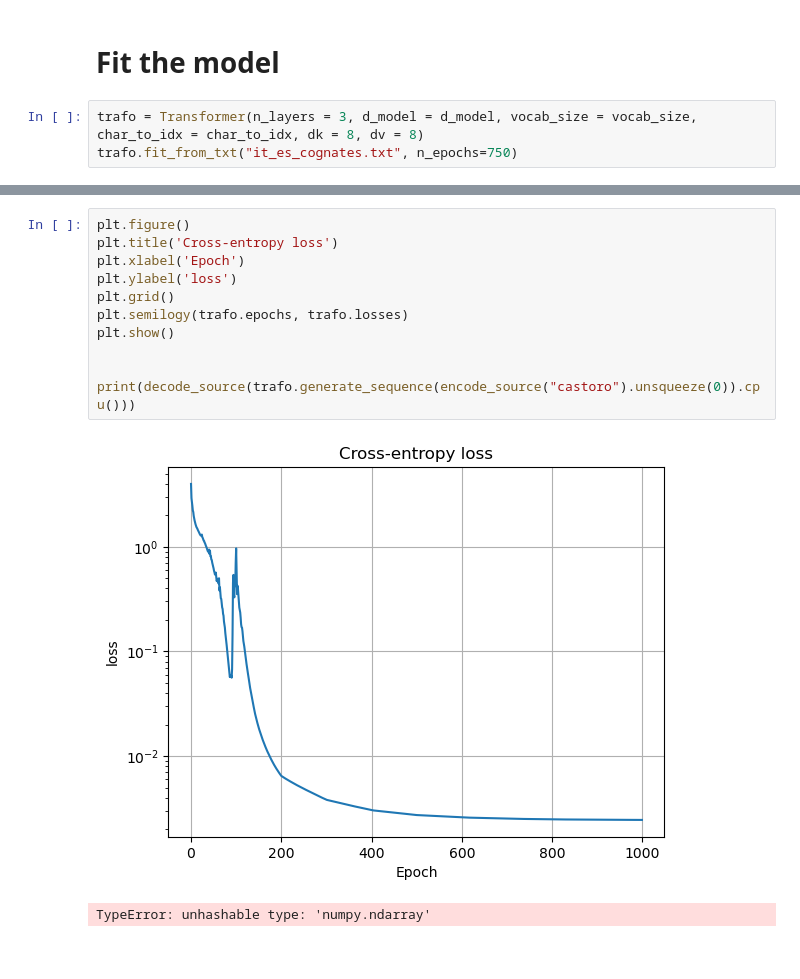
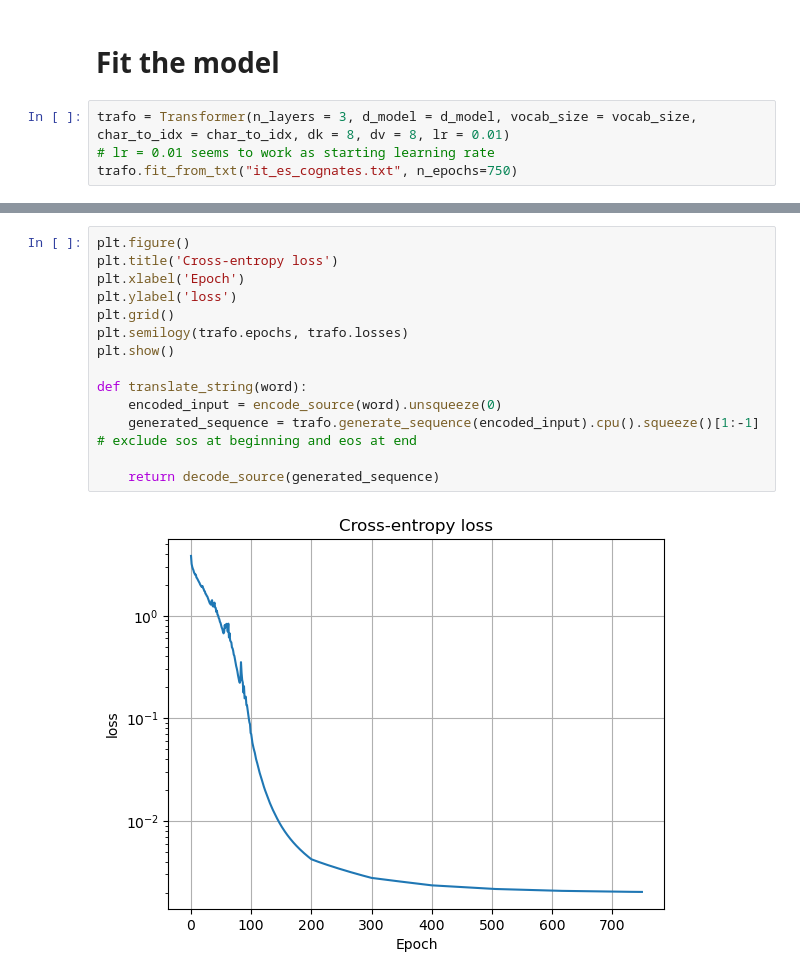
Before and after one commit to sottoviafilippo/Phonetic_correspondences, a Jupyter notebook: phonetic_correspondences_trials.ipynb, the cells around one changed output, grey strips where cells are left out. Cells and saved outputs as stored; diff of their text form; blank space fills up the shorter version.

```diff
--- a/phonetic_correspondences_trials.ipynb
+++ b/phonetic_correspondences_trials.ipynb
@@ -164,6 +164,7 @@ count_parameters_by_module(trafo)
 # %% [markdown]
 # Fit the model
 # %%
-trafo = Transformer(n_layers = 3, d_model = d_model, vocab_size = vocab_size, char_to_idx = char_to_idx, dk = 8, dv = 8)
+trafo = Transformer(n_layers = 3, d_model = d_model, vocab_size = vocab_size, char_to_idx = char_to_idx, dk = 8, dv = 8, lr = 0.01)
+# lr = 0.01 seems to work as starting learning rate
 trafo.fit_from_txt("it_es_cognates.txt", n_epochs=750)
 # %% [output]
@@ -190,14 +176,16 @@ Epoch  950 / 1000  loss =  tensor(0.0025, device='mps:0', grad_fn=<NllLoss2DBack
 # %%
 plt.figure()
 plt.title('Cross-entropy loss')
 plt.xlabel('Epoch')
 plt.ylabel('loss')
 plt.grid()
 plt.semilogy(trafo.epochs, trafo.losses)
 plt.show()
 
+def translate_string(word):
+    encoded_input = encode_source(word).unsqueeze(0)
+    generated_sequence = trafo.generate_sequence(encoded_input).cpu().squeeze()[1:-1] # exclude sos at beginning and eos at end
 
-print(decode_source(trafo.generate_sequence(encode_source("castoro").unsqueeze(0)).cpu()))
+    return decode_source(generated_sequence)
 # %% [output]
-[figure, old version]
+[figure, new version]
-TypeError: unhashable type: 'numpy.ndarray'
```
Also changed, not shown: parts of 5 cells of this notebook, 2 other files.
